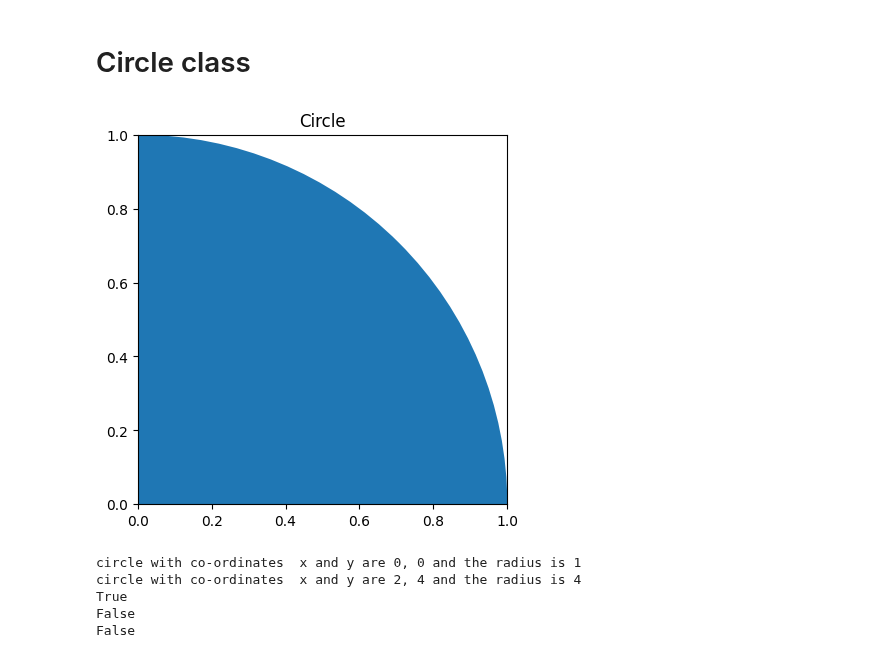
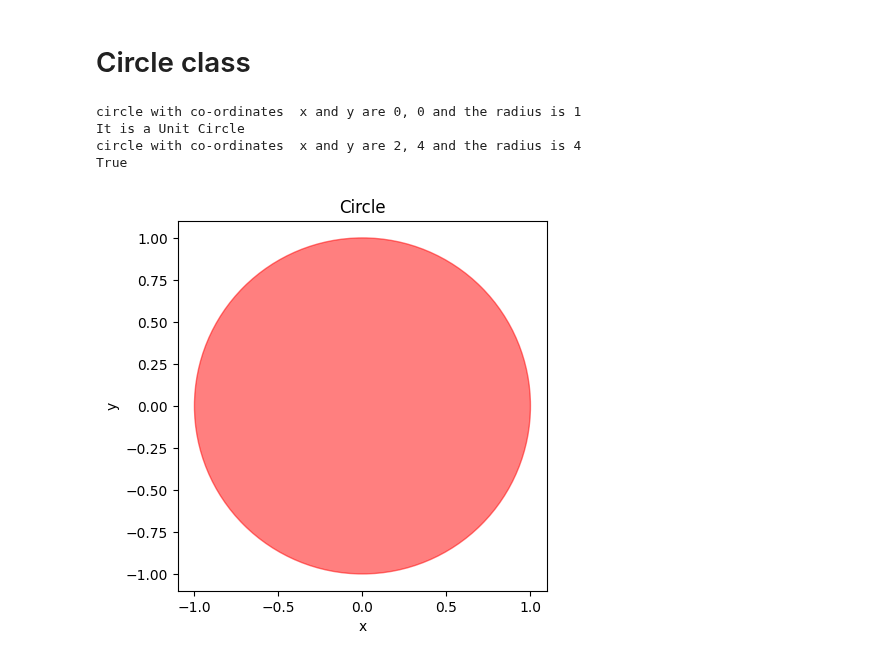
Before and after one commit to VineelaNedunuri/Python-vineela-nedunuri, a Jupyter notebook: Labs/Labb3.ipynb, the cells around one changed output. Drawn from its saved outputs; the diff is of its cells as text; code cells hidden in the pictures.

```diff
--- a/Labs/Labb3.ipynb
+++ b/Labs/Labb3.ipynb
@@ -277,55 +300,53 @@ class Circle(Geometry):
 
     def is_inside(self, x1, y1)-> bool:
 
-        return ((self.x - x1)**2 + (self.y - y1)) < 0
+        return math.sqrt((self.x - x1)**2 + (self.y - y1)**2) <= self.radius**2
 
     # a method that checks if the circle instance is a unit circle
-    #def unit_circle(self):
-        #if radius == 1:
-        #    return print("It is a Unit Circle")
+    def unit_circle(self):
+        if self.radius == 1 and self.x == 0 and self.y == 0:
+            return print("It is a Unit Circle")
 
-     # to plot circle
-    fig, ax = plt.subplots()
-    circle1 = plt.Circle((0,0),1)
-    circle2 = plt.Circle((6,6),4)
-    #circle2 = plt.circle1.translate(5,5)
-
-    ax.set_aspect(1)
-    ax.add_artist(circle1)
-    plt.title('Circle')
-    #ax.set(title="Circle", xlabel="x", ylabel="y")
-    plt.show()
-
+    # to plot circle
+    def plot_circle(self):
+        fig, ax = plt.subplots()
+        circle1 = plt.Circle((self.x ,self.y), self.radius, color = 'r', alpha = 0.5)
+        ax.add_patch(circle1)
+        ax.set_aspect(1)
+        ax.autoscale()
+        ax.set(title="Circle", xlabel="x", ylabel="y")
+        plt.show()
 
 
 
 
 
 
 
 
 circle1 = Circle(0,0,1)
 print(circle1)
-
+circle1.unit_circle()
 
 circle2 = Circle(2,4,4)
 print(circle2)
 #circle1 == circle2
 circle1.is_inside(-3, -7)
 
 #print(circle1.area())
 #print(circle1.circumference())
 
 rectangle1 = Rectangle(4,4,4,5)
 #circle1.translate(5,5)
 #print(circle1)
-print(isinstance(circle1, Circle))
+#print(isinstance(circle1, Circle))
 print(circle2.is_inside(0.5, 0.5))
-print(isinstance(circle2,Rectangle))
+#print(isinstance(circle2,Rectangle))
+circle1.plot_circle()
+#circle2.plot_circle()
 # %% [output]
+circle with co-ordinates  x and y are 0, 0 and the radius is 1
+It is a Unit Circle
+circle with co-ordinates  x and y are 2, 4 and the radius is 4
+True
-[figure, old version]
+[figure, new version]
-circle with co-ordinates  x and y are 0, 0 and the radius is 1
-circle with co-ordinates  x and y are 2, 4 and the radius is 4
-True
-False
-False
```
Also changed, not shown: parts of 1 cell of this notebook, 2 other files.
